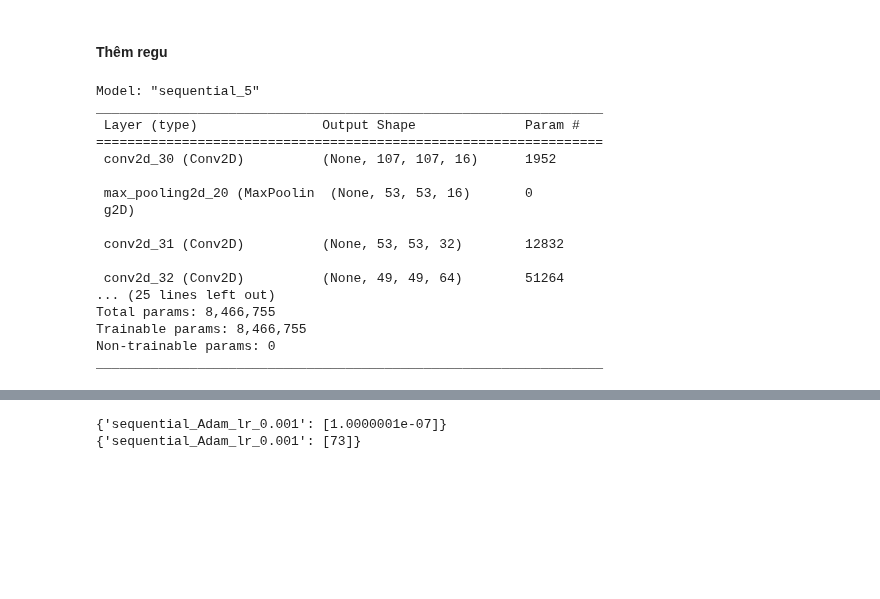
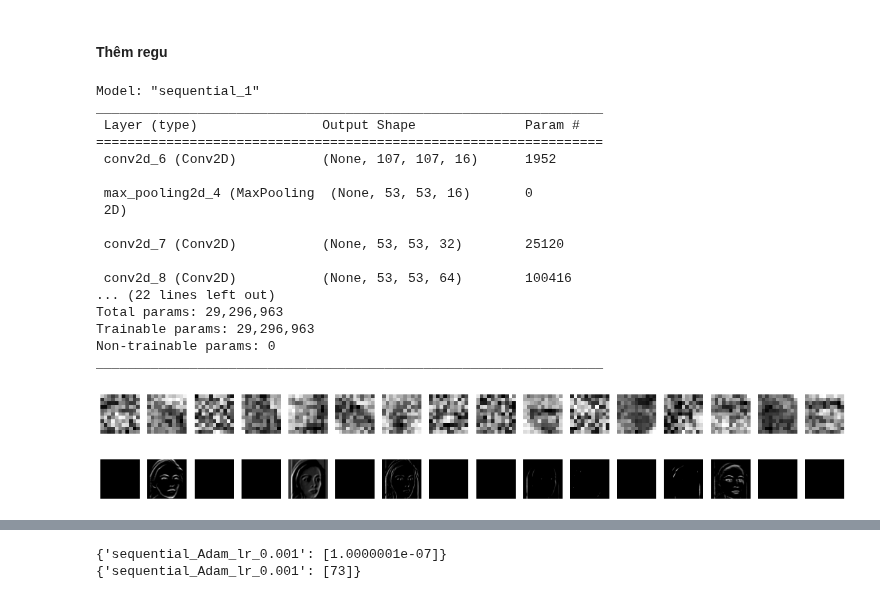
Before and after one commit to LapTQ/IT3910E_facial_beauty_pediction, a Jupyter notebook: facial_beauty_perception.ipynb, the cells around one changed output, grey strips where cells are left out. Drawn from its saved outputs; the diff is of its cells as text; code cells hidden in the pictures; blank space fills up the shorter version.

```diff
--- a/facial_beauty_perception.ipynb
+++ b/facial_beauty_perception.ipynb
@@ -758,30 +758,30 @@ def get_model_v4():
         MaxPooling2D(pool_size=(3, 3), strides=2),
         Conv2D(512, (7, 7), activation='relu', padding='same'),
         # Conv2D(512, (5, 5), activation='relu'),
-        MaxPooling2D(pool_size=(3, 3), strides=2),
+        # MaxPooling2D(pool_size=(3, 3), strides=2),
         Flatten(),
         Dense(500, activation='relu'),
         Dense(5, activation='relu'),
         Dense(1)
     ])
 
-get_model_v3().summary()
+get_model_v4().summary()
 # %% [output]
-Model: "sequential_5"
+Model: "sequential_1"
 _________________________________________________________________
  Layer (type)                Output Shape              Param #
 =================================================================
- conv2d_30 (Conv2D)          (None, 107, 107, 16)      1952
+ conv2d_6 (Conv2D)           (None, 107, 107, 16)      1952
 
- max_pooling2d_20 (MaxPoolin  (None, 53, 53, 16)       0
- g2D)
+ max_pooling2d_4 (MaxPooling  (None, 53, 53, 16)       0
+ 2D)
 
- conv2d_31 (Conv2D)          (None, 53, 53, 32)        12832
+ conv2d_7 (Conv2D)           (None, 53, 53, 32)        25120
 
- conv2d_32 (Conv2D)          (None, 49, 49, 64)        51264
-... (25 lines left out)
-Total params: 8,466,755
-Trainable params: 8,466,755
+ conv2d_8 (Conv2D)           (None, 53, 53, 64)        100416
+... (22 lines left out)
+Total params: 29,296,963
+Trainable params: 29,296,963
 Non-trainable params: 0
 _________________________________________________________________
 # %%
@@ -789,9 +789,13 @@ models['checkpoint'] = get_model_v2()
 # %%
 models['checkpoint'].load_weights('/content/drive/MyDrive/checkpoint/checkpoint2.hdf5')
 # %%
-plot_layer_filter(name, layer=2)
+plot_layer_filter(name, layer=0)
+# %% [output]
+[figure, added]
 # %%
-plot_layer_output('name', layer=3, image_index=0)
+plot_layer_output(name, layer=0, image_index=0)
+# %% [output]
+[figure, added]
 # %%
 optimizer = Adam(learning_rate=1e-3)
 
```
Also changed, not shown: parts of 8 cells of this notebook.
